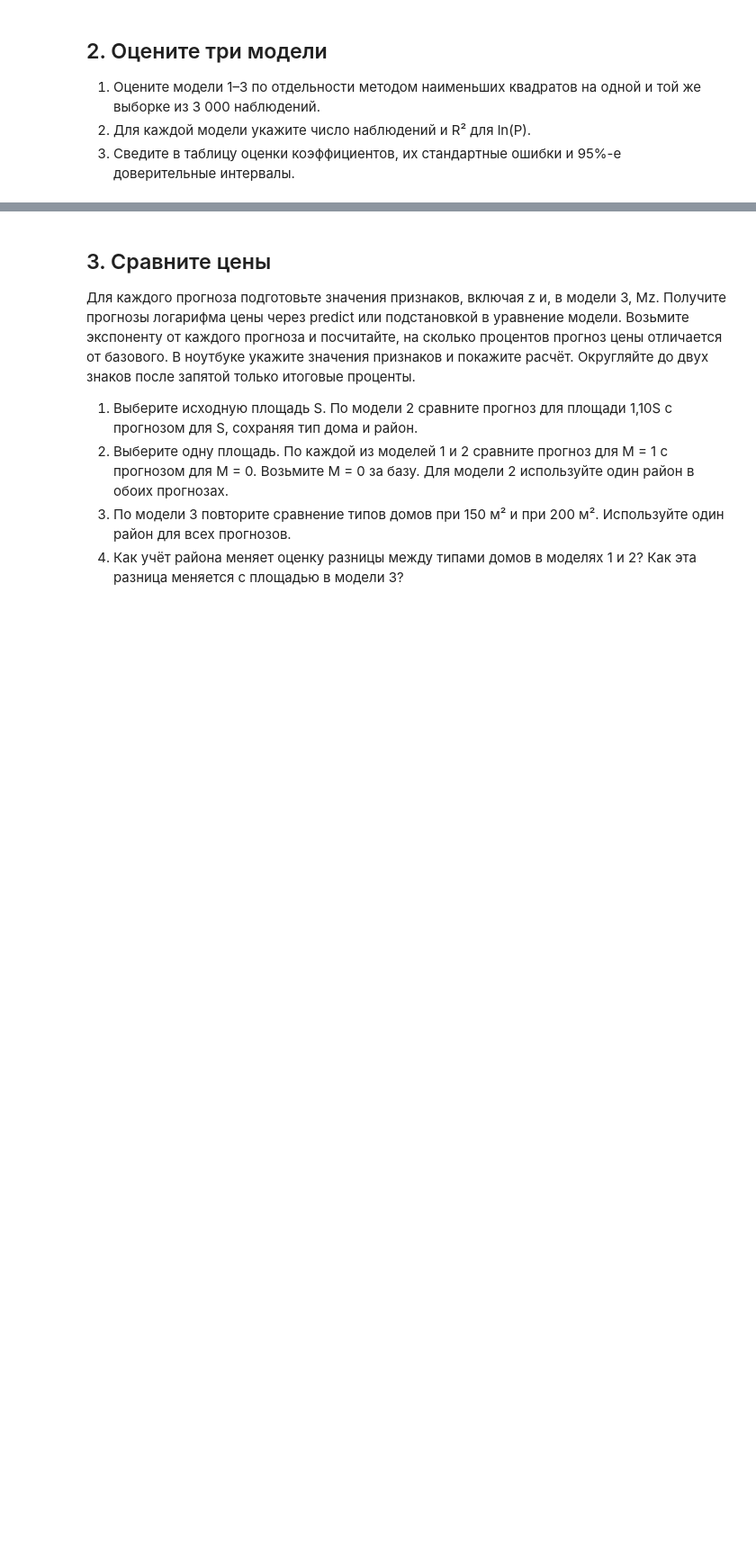
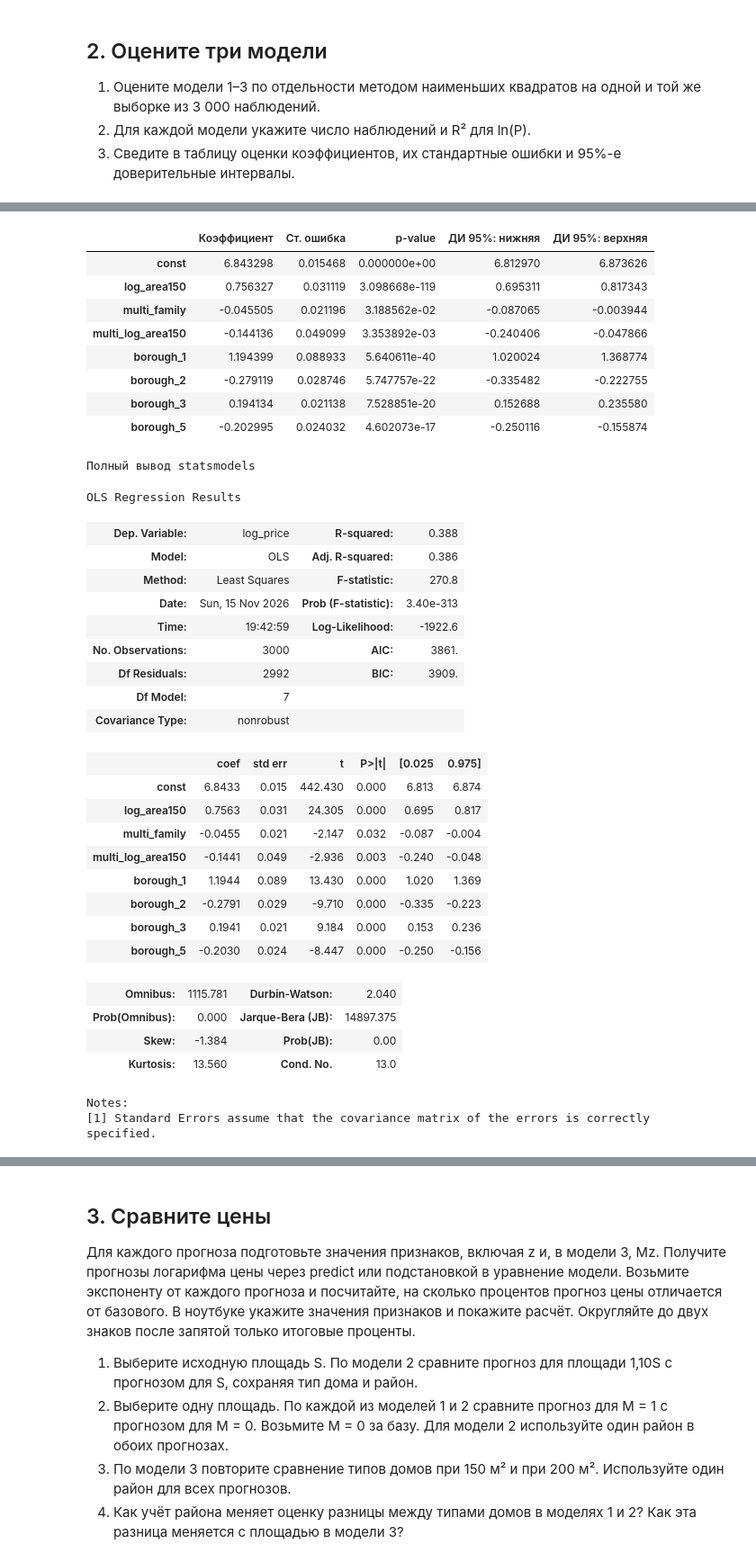
Before and after one commit to Lancet03/Econometrics_homework_1, a Jupyter notebook: ДЗ_01.ipynb, the cells around one changed output, grey strips where cells are left out. Shown at 90% size. Saved outputs shown, nothing was run; the diff lists cells and outputs as text; code cells hidden in the pictures; blank space fills up the shorter version.

```diff
--- a/ДЗ_01.ipynb
+++ b/ДЗ_01.ipynb
@@ -251,0 +287,14 @@ fig.show()
+# %%
+from IPython.display import HTML
+def show_model(result):
+    ci = result.conf_int()
+    table = pd.DataFrame({
+        'Коэффициент': result.params,
+        'Ст. ошибка': result.bse,
+        'p-value': result.pvalues,
+        'ДИ 95%: нижняя': ci[0],
+        'ДИ 95%: верхняя': ci[1],
+    })
+    display(table)
+    display(HTML('<details><summary>Полный вывод statsmodels</summary>'
+                 + result.summary().as_html() + '</details>'))
@@ -252,4 +310,5 @@ fig.show()
 # %%
 # Включите константу во все модели. В моделях с районными индикаторами базовый район — Queens.
-
-# Ваш код
+X_1 = sm.add_constant(selected_data[['log_area150', 'multi_family']])
+res_1 = sm.OLS(y, X_1).fit()
+show_model(res_1)
@@ -255,0 +356,12 @@ fig.show()
+# %%
+borough_dummies = pd.get_dummies(
+    selected_data['borough'],
+    prefix='borough',
+    dtype=float,
+)
+
+# Queens (код 4) — базовый район.
+borough_dummies = borough_dummies.drop(columns='borough_4')
+dummy_columns = borough_dummies.columns.tolist()
+selected_data[dummy_columns] = borough_dummies
+dummy_columns
@@ -255,0 +370,6 @@ fig.show()
+# %%
+# Площадь, тип дома и районные индикаторы.
+X_2 = sm.add_constant(selected_data[['log_area150', 'multi_family', *dummy_columns]])
+
+res_2 = sm.OLS(y, X_2).fit()
+show_model(res_2)
@@ -255,0 +425,42 @@ fig.show()
+# %%
+# Площадь, тип дома и районные индикаторы.
+selected_data['multi_log_area150'] = selected_data['multi_family'] * selected_data['log_area150']
+X_3 = sm.add_constant(selected_data[['log_area150', 'multi_family', 'multi_log_area150', *dummy_columns]])
+res_3 = sm.OLS(y, X_3).fit()
+show_model(res_3)
+# %% [output]
+|  | Коэффициент | Ст. ошибка | p-value | ДИ 95%: нижняя | ДИ 95%: верхняя |
+| const | 6.843298 | 0.015468 | 0.000000e+00 | 6.812970 | 6.873626 |
+| log_area150 | 0.756327 | 0.031119 | 3.098668e-119 | 0.695311 | 0.817343 |
+| multi_family | -0.045505 | 0.021196 | 3.188562e-02 | -0.087065 | -0.003944 |
+| multi_log_area150 | -0.144136 | 0.049099 | 3.353892e-03 | -0.240406 | -0.047866 |
+| borough_1 | 1.194399 | 0.088933 | 5.640611e-40 | 1.020024 | 1.368774 |
+| borough_2 | -0.279119 | 0.028746 | 5.747757e-22 | -0.335482 | -0.222755 |
+| borough_3 | 0.194134 | 0.021138 | 7.528851e-20 | 0.152688 | 0.235580 |
+| borough_5 | -0.202995 | 0.024032 | 4.602073e-17 | -0.250116 | -0.155874 |
+Полный вывод statsmodels
+OLS Regression Results
+| Dep. Variable: | log_price | R-squared: | 0.388 |
+| Model: | OLS | Adj. R-squared: | 0.386 |
+| Method: | Least Squares | F-statistic: | 270.8 |
+| Date: | Sun, 15 Nov 2026 | Prob (F-statistic): | 3.40e-313 |
+| Time: | 19:42:59 | Log-Likelihood: | -1922.6 |
+| No. Observations: | 3000 | AIC: | 3861. |
+| Df Residuals: | 2992 | BIC: | 3909. |
+| Df Model: | 7 |  |  |
+| Covariance Type: | nonrobust |  |  |
+|  | coef | std err | t | P>|t| | [0.025 | 0.975] |
+| const | 6.8433 | 0.015 | 442.430 | 0.000 | 6.813 | 6.874 |
+| log_area150 | 0.7563 | 0.031 | 24.305 | 0.000 | 0.695 | 0.817 |
+| multi_family | -0.0455 | 0.021 | -2.147 | 0.032 | -0.087 | -0.004 |
+| multi_log_area150 | -0.1441 | 0.049 | -2.936 | 0.003 | -0.240 | -0.048 |
+| borough_1 | 1.1944 | 0.089 | 13.430 | 0.000 | 1.020 | 1.369 |
+| borough_2 | -0.2791 | 0.029 | -9.710 | 0.000 | -0.335 | -0.223 |
+| borough_3 | 0.1941 | 0.021 | 9.184 | 0.000 | 0.153 | 0.236 |
+| borough_5 | -0.2030 | 0.024 | -8.447 | 0.000 | -0.250 | -0.156 |
+| Omnibus: | 1115.781 | Durbin-Watson: | 2.040 |
+| Prob(Omnibus): | 0.000 | Jarque-Bera (JB): | 14897.375 |
+| Skew: | -1.384 | Prob(JB): | 0.00 |
+| Kurtosis: | 13.560 | Cond. No. | 13.0 |
+Notes:
+[1] Standard Errors assume that the covariance matrix of the errors is correctly specified.
```
Also changed, not shown: parts of 15 cells of this notebook.
